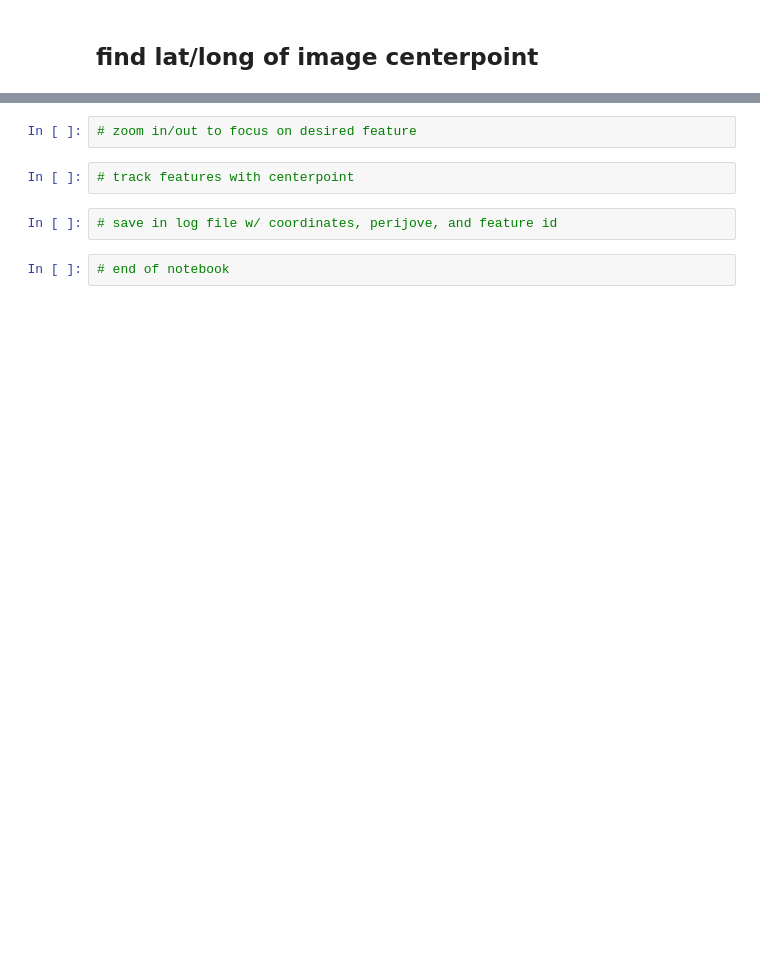
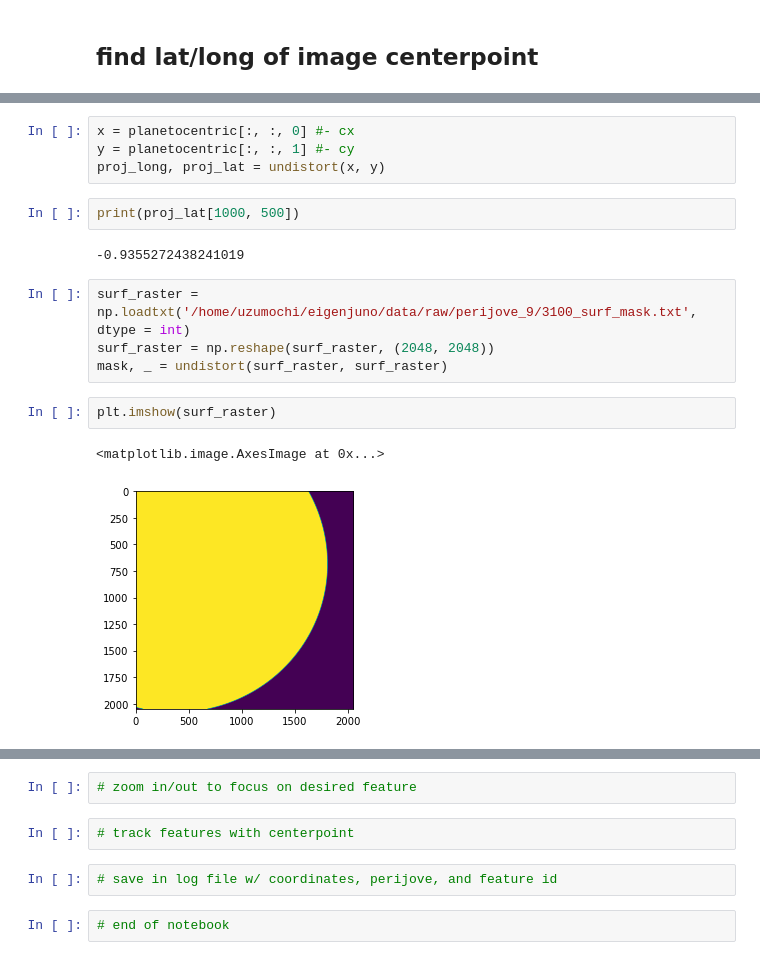
Before and after one commit to gracenw/eigenjuno, a Jupyter notebook: eigenimages.ipynb, the cells around one changed output, grey strips where cells are left out. Cells and saved outputs as stored; diff of their text form; blank space fills up the shorter version.

```diff
--- a/eigenimages.ipynb
+++ b/eigenimages.ipynb
@@ -446,0 +479,17 @@ NotFoundError: Spice returns not found for function: sincpt
+# %%
+x = planetocentric[:, :, 0] #- cx
+y = planetocentric[:, :, 1] #- cy
+proj_long, proj_lat = undistort(x, y)
+# %%
+print(proj_lat[1000, 500])
+# %% [output]
+-0.9355272438241019
+# %%
+surf_raster = np.loadtxt('/home/uzumochi/eigenjuno/data/raw/perijove_9/3100_surf_mask.txt', dtype = int)
+surf_raster = np.reshape(surf_raster, (2048, 2048))
+mask, _ = undistort(surf_raster, surf_raster)
+# %%
+plt.imshow(surf_raster)
+# %% [output]
+<matplotlib.image.AxesImage at 0x...>
+[figure, added]
```
Also changed, not shown: parts of 20 cells of this notebook, 1 other file.
